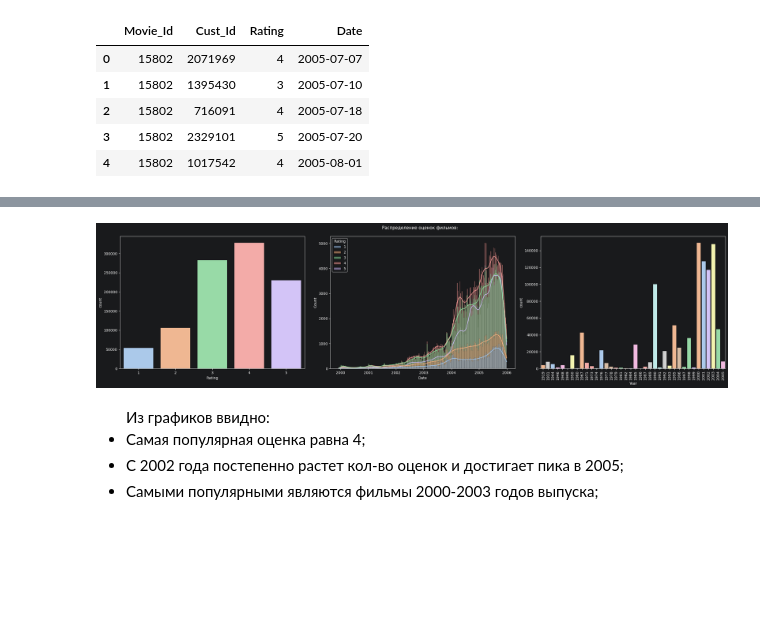
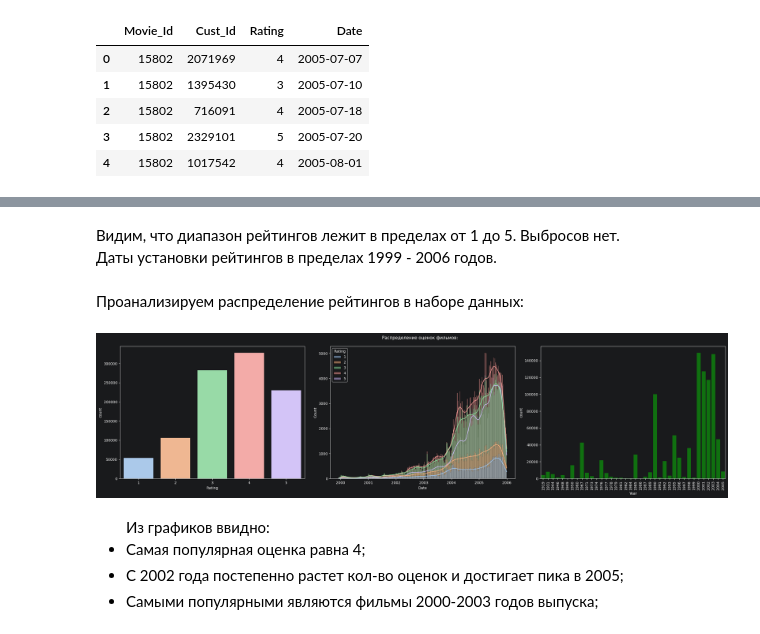
Before and after one commit to AlxndrVslv/data-science, a Jupyter notebook: 11_recommender_system/05_hands_on_project/HW5.ipynb, the cells around one changed output, grey strips where cells are left out. Cells and saved outputs as stored; diff of their text form; code cells hidden in the pictures; blank space fills up the shorter version.

```diff
--- a/11_recommender_system/05_hands_on_project/HW5.ipynb
+++ b/11_recommender_system/05_hands_on_project/HW5.ipynb
@@ -57,4 +52,5 @@ movies_df['Year'] = movies_df['Year'].replace('NULL', pd.NA)
 # %% [markdown]
 Приведем ИД фильма к числовому типу:
 # %%
-movies_df = movies_df.astype({'Movie_Id': 'int32'}).set_index('Movie_Id')
+movies_df = movies_df.astype({'Movie_Id': 'int32'})
+movies_df.head()
@@ -61,7 +64,7 @@ movies_df = movies_df.astype({'Movie_Id': 'int32'}).set_index('Movie_Id')
 # %% [markdown]
 Файл с рейтингами очень большой, поэтому для тестов сначала возьмем 1 млн. строк:
 # %%
-df = pd.read_csv(
+ratings_df = pd.read_csv(
     'total_ratings.csv',
     header = None,
     names = ['Movie_Id', 'Cust_Id', 'Rating', 'Date'],
@@ -74,7 +77,7 @@ df = pd.read_csv(
     nrows = 10**6
 )
 
-df.head()
+ratings_df.head()
 # %% [output]
 |  | Movie_Id | Cust_Id | Rating | Date |
 | 0 | 15802 | 2071969 | 4 | 2005-07-07 |
@@ -126,0 +90,3 @@ df.describe()
+# %%
+df = movies_df.merge(ratings_df, how = 'inner', on = 'Movie_Id')
+df.head()
@@ -127,18 +130,23 @@ df.describe()
+# %% [markdown]
+Видим, что диапазон рейтингов лежит в пределах от 1 до 5. Выбросов нет.<br/>
+Даты установки рейтингов в пределах 1999 - 2006 годов.
+# %% [markdown]
+Проанализируем распределение рейтингов в наборе данных:
 # %%
 fig, axes = plt.subplots(nrows = 1, ncols = 3, figsize = (24, 6))
 fig.suptitle('Распределение оценок фильмов:')
 fig.tight_layout(w_pad = 4.0)
 
 order = sorted(df['Year'].unique())
 sns.countplot(data = df, x = 'Rating', hue = 'Rating', palette = 'pastel', legend = False, ax = axes[0])
 sns.histplot(data = df, x = 'Date', hue = 'Rating', kde = True, palette = 'pastel', ax = axes[1])
-sns.countplot(data = df, x = 'Year', hue = 'Year', legend = False, order = order, palette = 'pastel', ax = axes[2])
+sns.countplot(data = df, x = 'Year', color = 'g', order = order, ax = axes[2])
 axes[2].set_xticks(order)
 axes[2].set_xticklabels(labels = axes[2].get_xticklabels(), rotation = 90)
 
 plt.show()
 # %% [output]
-[figure, old version]
+[figure, new version]
 # %% [markdown]
 <ul>Из графиков ввидно:
 <li>Самая популярная оценка равна 4;</li>
```
Also changed, not shown: parts of 28 cells of this notebook, 1 other file.
